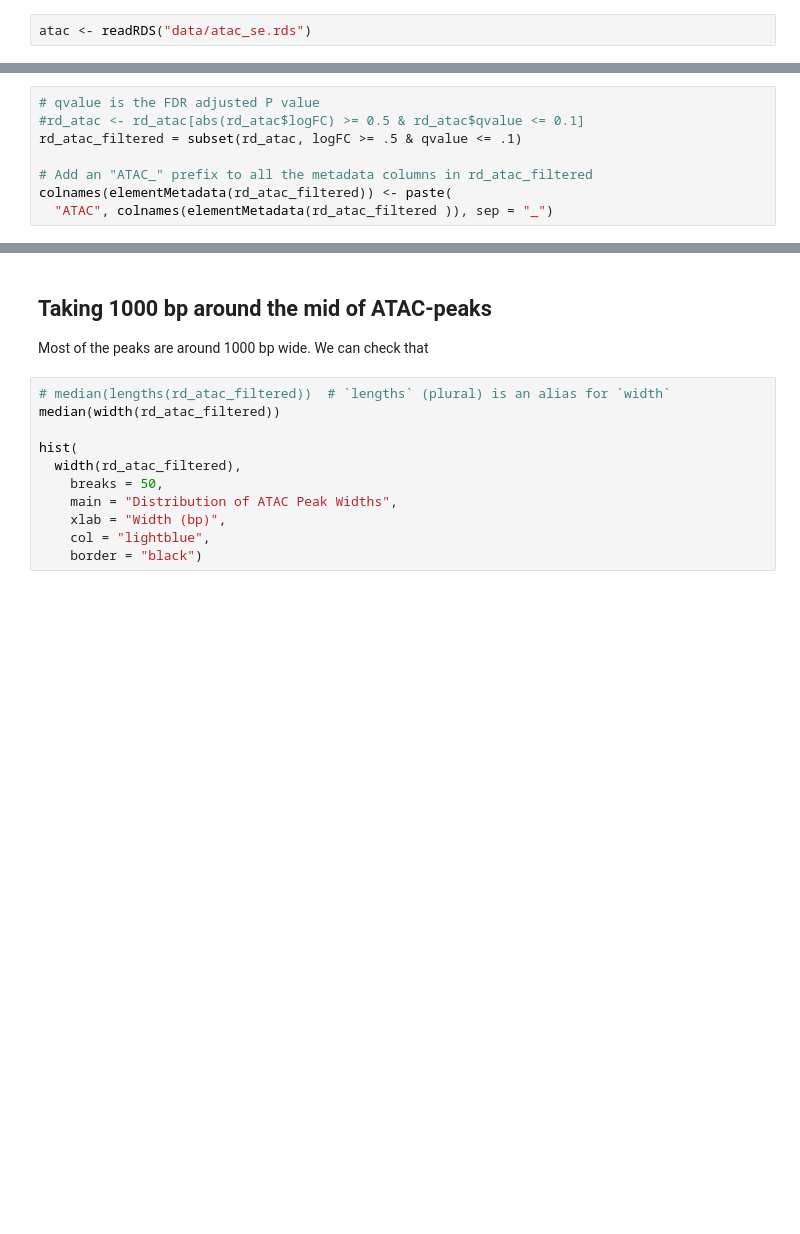
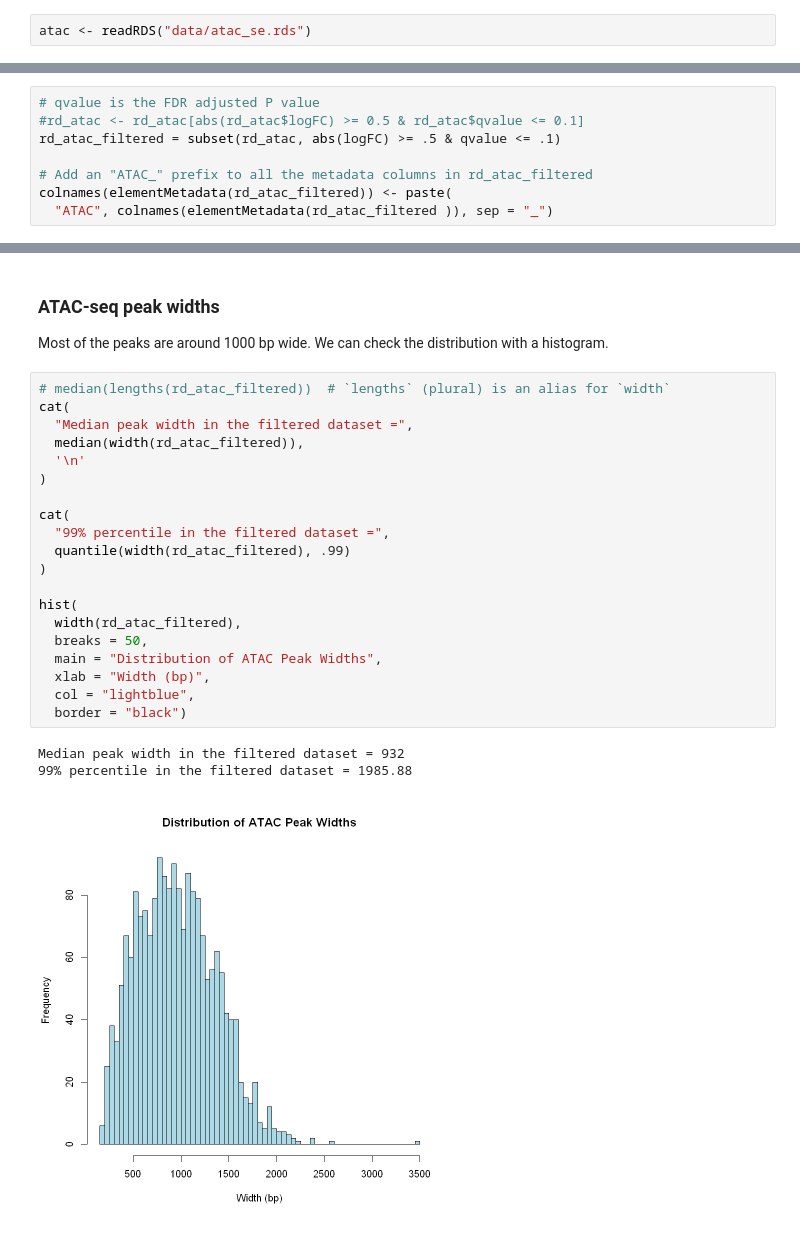
Before and after one commit to sbwiecko/biology-informed-multiomics-training, a Jupyter notebook: notebooks/02-atac_heatmaps.ipynb, the cells around one changed output, grey strips where cells are left out. Saved outputs shown, nothing was run; the diff lists cells and outputs as text; blank space fills up the shorter version.

```diff
--- a/notebooks/02-atac_heatmaps.ipynb
+++ b/notebooks/02-atac_heatmaps.ipynb
@@ -79,7 +104,7 @@ Finally, the data is assembled for visualization tools like `EnrichedHeatmap`, w
 # %%
 # qvalue is the FDR adjusted P value
 #rd_atac <- rd_atac[abs(rd_atac$logFC) >= 0.5 & rd_atac$qvalue <= 0.1]
-rd_atac_filtered = subset(rd_atac, logFC >= .5 & qvalue <= .1)
+rd_atac_filtered = subset(rd_atac, abs(logFC) >= .5 & qvalue <= .1)
 
 # Add an "ATAC_" prefix to all the metadata columns in rd_atac_filtered
 colnames(elementMetadata(rd_atac_filtered)) <- paste(
@@ -87,15 +134,28 @@ colnames(elementMetadata(rd_atac_filtered)) <- paste(
 # %% [markdown]
-## Taking 1000 bp around the mid of ATAC-peaks
+### ATAC-seq peak widths
 
-Most of the peaks are around 1000 bp wide. We can check that
+Most of the peaks are around 1000 bp wide. We can check the distribution with a histogram.
 # %%
 # median(lengths(rd_atac_filtered))  # `lengths` (plural) is an alias for `width`
-median(width(rd_atac_filtered))
+cat(
+  "Median peak width in the filtered dataset =",
+  median(width(rd_atac_filtered)),
+  '\n'
+)
+
+cat(
+  "99% percentile in the filtered dataset =",
+  quantile(width(rd_atac_filtered), .99)
+)
 
 hist(
   width(rd_atac_filtered),
-    breaks = 50,
-    main = "Distribution of ATAC Peak Widths",
-    xlab = "Width (bp)",
-    col = "lightblue",
-    border = "black")
+  breaks = 50,
+  main = "Distribution of ATAC Peak Widths",
+  xlab = "Width (bp)",
+  col = "lightblue",
+  border = "black")
+# %% [output]
+Median peak width in the filtered dataset = 932
+99% percentile in the filtered dataset = 1985.88
+[figure, added]
```
Also changed, not shown: parts of 120 cells of this notebook, 1 other file.
